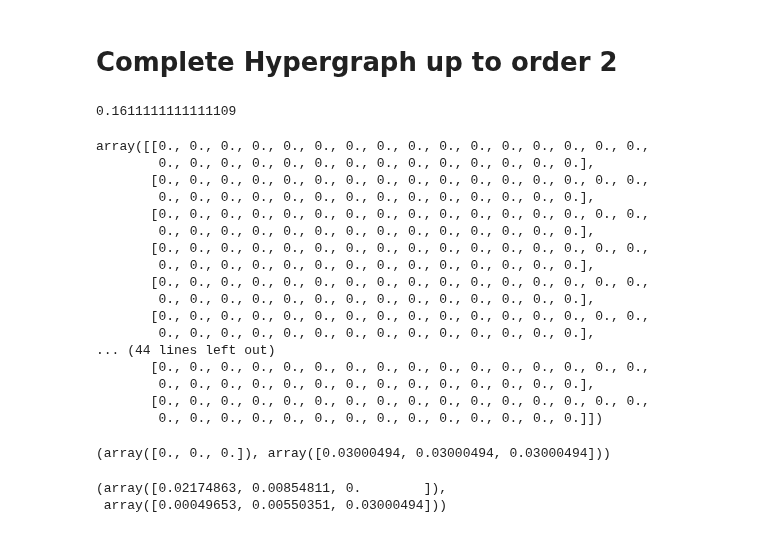
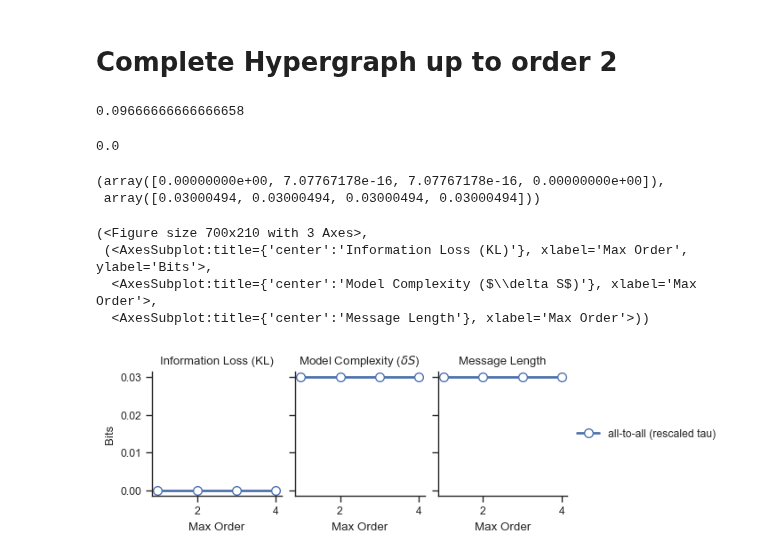
Before and after one commit to maximelucas/hypergraph_reducibility, a Jupyter notebook: notebooks/test_all2all_luca.ipynb, the cells around one changed output. Drawn from its saved outputs; the diff is of its cells as text; code cells hidden in the pictures.

Commit message:
Add figure all-to-all rescaled tau

```diff
--- a/notebooks/test_all2all_luca.ipynb
+++ b/notebooks/test_all2all_luca.ipynb
@@ -64,10 +64,7 @@ def plot_3panels(info_losses, complexities, orders, labels, legend_title=None):
 N = 30
 rescale = False
 
-H0 = xgi.SimplicialComplex()
-simplices = [comb for comb in combinations(range(N), 4)]
-
-H0.add_simplices_from(simplices)
+H0 = xgi.complete_hypergraph(N=N, max_order=4)
 
 orders = np.array(xgi.unique_edge_sizes(H0)) - 1
 weights = np.ones(len(orders))
@@ -75,7 +72,7 @@ weights = np.ones(len(orders))
 tau_D = find_charact_tau(H0, orders, weights, rescale_per_node=False)
 tau_D
 # %% [output]
-0.1611111111111109
+0.09666666666666658
 # %%
 def optimization_rescaled(H, tau, rescaling_factors, rescale_per_node=False, sparse=False):
 
@@ -106,39 +103,28 @@ def optimization_rescaled(H, tau, rescaling_factors, rescale_per_node=False, spa
 
     return D, lZ
 # %%
-rescaling_factor_D = (N-2)*(N-3)/6 + (N-2)/2 + 1
 rho_D = density(xgi.multiorder_laplacian(H0, orders, weights), tau_D)
-rho_1 = density(xgi.multiorder_laplacian(H0, orders[:1], weights[:1]), tau_D*6)
+rho_1 = density(xgi.multiorder_laplacian(H0, orders[:1], weights[:1]), tau_D*10)
 
-rho_D-rho_1
+sum(sum(rho_D-rho_1))
 # %% [output]
-array([[0., 0., 0., 0., 0., 0., 0., 0., 0., 0., 0., 0., 0., 0., 0., 0.,
-        0., 0., 0., 0., 0., 0., 0., 0., 0., 0., 0., 0., 0., 0.],
-       [0., 0., 0., 0., 0., 0., 0., 0., 0., 0., 0., 0., 0., 0., 0., 0.,
-        0., 0., 0., 0., 0., 0., 0., 0., 0., 0., 0., 0., 0., 0.],
-       [0., 0., 0., 0., 0., 0., 0., 0., 0., 0., 0., 0., 0., 0., 0., 0.,
-        0., 0., 0., 0., 0., 0., 0., 0., 0., 0., 0., 0., 0., 0.],
-       [0., 0., 0., 0., 0., 0., 0., 0., 0., 0., 0., 0., 0., 0., 0., 0.,
-        0., 0., 0., 0., 0., 0., 0., 0., 0., 0., 0., 0., 0., 0.],
-       [0., 0., 0., 0., 0., 0., 0., 0., 0., 0., 0., 0., 0., 0., 0., 0.,
-        0., 0., 0., 0., 0., 0., 0., 0., 0., 0., 0., 0., 0., 0.],
-       [0., 0., 0., 0., 0., 0., 0., 0., 0., 0., 0., 0., 0., 0., 0., 0.,
-        0., 0., 0., 0., 0., 0., 0., 0., 0., 0., 0., 0., 0., 0.],
-... (44 lines left out)
-       [0., 0., 0., 0., 0., 0., 0., 0., 0., 0., 0., 0., 0., 0., 0., 0.,
-        0., 0., 0., 0., 0., 0., 0., 0., 0., 0., 0., 0., 0., 0.],
-       [0., 0., 0., 0., 0., 0., 0., 0., 0., 0., 0., 0., 0., 0., 0., 0.,
-        0., 0., 0., 0., 0., 0., 0., 0., 0., 0., 0., 0., 0., 0.]])
+0.0
 # %%
-rescaling_factor_D = 6
-rescaling_factors = np.array([rescaling_factor_D, rescaling_factor_D/3, 1])
-Ds_H, lZs_H = optimization_rescaled(H0, tau_D, rescaling_factors, rescale_per_node=rescale)
+rf_1 = 1
+rf_2 = rf_1 + 2
+rf_3 = rf_2 + 3
+rf_4 = rf_3 + 4
+inverse_rescaling_factors = np.array([1/rf_1, 1/rf_2, 1/rf_3, 1/rf_4]) * rf_4
+Ds_H, lZs_H = optimization_rescaled(H0, tau_D, inverse_rescaling_factors, rescale_per_node=rescale)
 Ds_H, lZs_H
 # %% [output]
-(array([0., 0., 0.]), array([0.03000494, 0.03000494, 0.03000494]))
+(array([0.00000000e+00, 7.07767178e-16, 7.07767178e-16, 0.00000000e+00]),
+ array([0.03000494, 0.03000494, 0.03000494, 0.03000494]))
-# %%
-Ds_H, lZs_H, orders = compute_information(H0, tau_D, rescale_per_node=rescale)
-Ds_H, lZs_H
-# %% [output]
-(array([0.02174863, 0.00854811, 0.        ]),
- array([0.00049653, 0.00550351, 0.03000494]))
+# %%
+plot_3panels([Ds_H], [lZs_H], [orders], ["all-to-all (rescaled tau)"], legend_title=None)
+# %% [output]
+(<Figure size 700x210 with 3 Axes>,
+ (<AxesSubplot:title={'center':'Information Loss (KL)'}, xlabel='Max Order', ylabel='Bits'>,
+  <AxesSubplot:title={'center':'Model Complexity ($\\delta S$)'}, xlabel='Max Order'>,
+  <AxesSubplot:title={'center':'Message Length'}, xlabel='Max Order'>))
+[figure, added]
```
Also changed, not shown: parts of 2 cells of this notebook, 1 other file.
